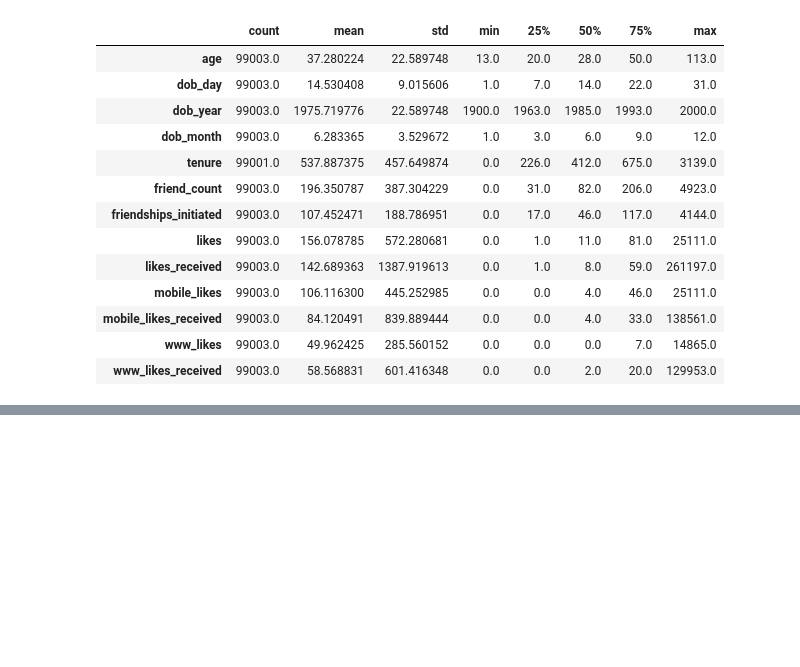
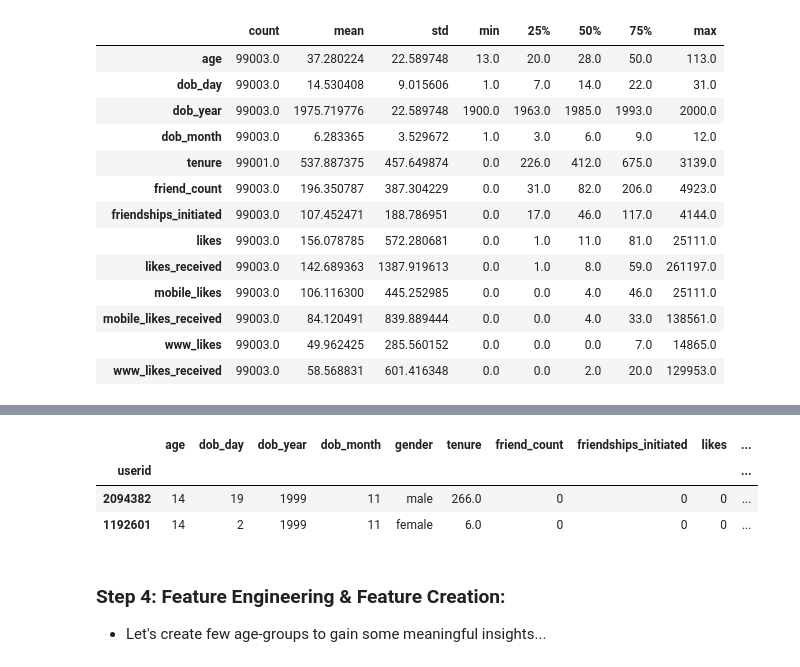
Before and after one commit to ghelanikirtan/Training-Tasks---SculptSoft, a Jupyter notebook: 26MAY2025/TASK - EDA/EDA.ipynb, the cells around one changed output, grey strips where cells are left out. Cells and saved outputs as stored; diff of their text form; code cells hidden in the pictures; blank space fills up the shorter version.

```diff
--- a/26MAY2025/TASK - EDA/EDA.ipynb
+++ b/26MAY2025/TASK - EDA/EDA.ipynb
@@ -61,0 +123,11 @@ df.describe().transpose()
+# %%
+df.head(2)
+# %% [output]
+|  | age | dob_day | dob_year | dob_month | gender | tenure | friend_count | friendships_initiated | likes | ... |
+| userid |  |  |  |  |  |  |  |  |  | ... |
+| 2094382 | 14 | 19 | 1999 | 11 | male | 266.0 | 0 | 0 | 0 | ... |
+| 1192601 | 14 | 2 | 1999 | 11 | female | 6.0 | 0 | 0 | 0 | ... |
+# %% [markdown]
+### Step 4: Feature Engineering & Feature Creation:
+
+- Let's create few age-groups to gain some meaningful insights...
```
Also changed, not shown: parts of 13 cells of this notebook, 1 other file.
